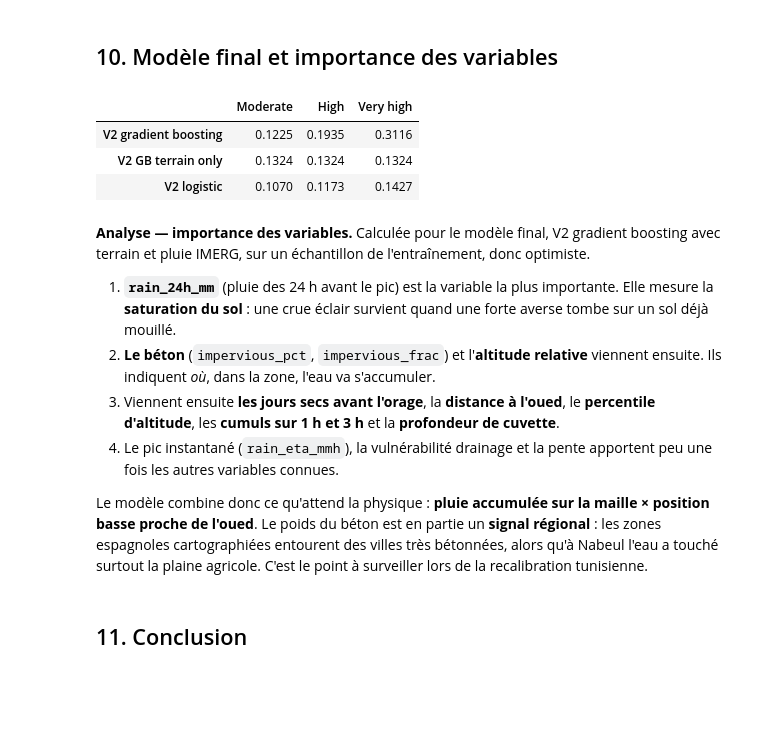
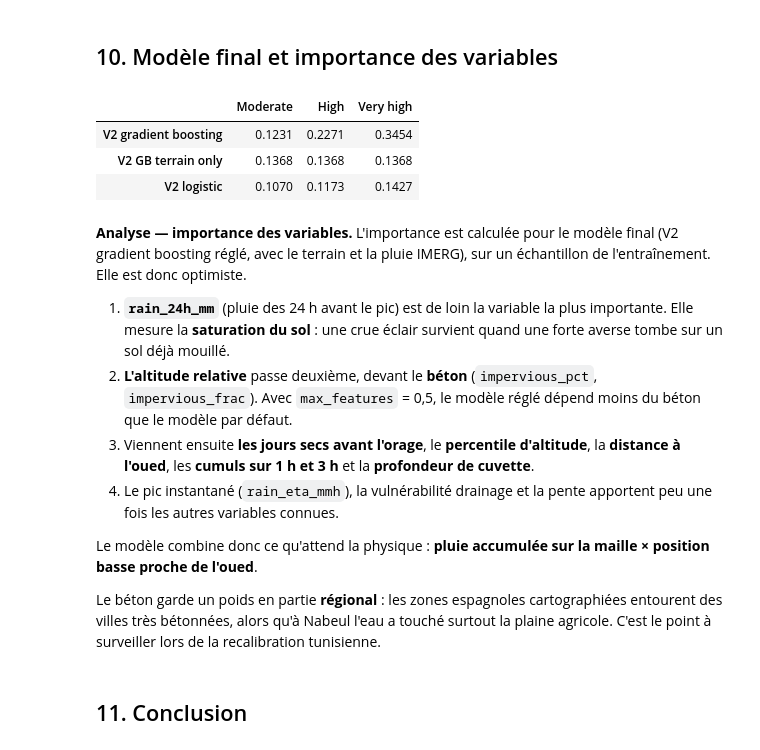
Before and after one commit to RahmaBradai724/competition, a Jupyter notebook: pipeline_v2.ipynb, the cells around one changed output. Saved outputs shown, nothing was run; the diff lists cells and outputs as text; code cells hidden in the pictures; blank space fills up the shorter version.

```diff
--- a/pipeline_v2.ipynb
+++ b/pipeline_v2.ipynb
@@ -482,0 +554,19 @@ Spearman taux d'inondés / total IMERG : 0.34
+# %%
+syn_cols = ["roc_auc", "pr_auc", "recall_high", "false_alarm", "brier", "brier_ref", "bss"]
+syn = main.groupby("model")[syn_cols].mean().loc[KINDS]
+syn.index = [NAMES[k] for k in KINDS]
+print("Moyenne des 13 crues (chaque crue jamais vue, délai 20 min, Élevé = 2 % de chaque zone) :")
+display(syn.round(4))
+syn_n = main[main.events == "EMSR319"].set_index("model")[syn_cols].loc[KINDS]
+syn_n.index = [NAMES[k] for k in KINDS]
+print("Nabeul 2018 :")
+display(syn_n.round(4))
+# BSS global sur toutes les lignes : référence = taux d'inondés des autres crues (celles du pli d'entraînement)
+y_all = df[LABEL].to_numpy()
+tot, cnt = df.groupby("event_id")[LABEL].sum(), df.groupby("event_id")[LABEL].size()
+ref = df.event_id.map((tot.sum() - tot) / (cnt.sum() - cnt)).to_numpy()
+pooled = pd.DataFrame({NAMES[k]: {"Brier": np.mean((oof[k] - y_all) ** 2), "Brier constante": np.mean((ref - y_all) ** 2)}
+                       for k in KINDS}).T
+pooled["BSS"] = 1 - pooled["Brier"] / pooled["Brier constante"]
+print("Toutes les lignes ensemble :")
+pooled.round(4)
@@ -537,10 +683,10 @@ et **accuracy** (part des segments bien classés, alerte ou non).
 # %%
 fa = main.pivot_table(index="events", columns="model", values=["recall_high", "precision_high", "alerts_per_1000"]).loc[events]
 fig, axes = plt.subplots(1, 2, figsize=(14, 4))
-w = 0.13
+w = 0.11
 for i, k in enumerate(KINDS):
-    axes[0].bar(np.arange(len(events)) + (i - 2.5) * w, fa[("recall_high", k)], w, color=COLORS[k], label=NAMES[k])
-    axes[1].bar(np.arange(len(events)) + (i - 2.5) * w, fa[("precision_high", k)], w, color=COLORS[k])
+    axes[0].bar(np.arange(len(events)) + (i - 3) * w, fa[("recall_high", k)], w, color=COLORS[k], label=NAMES[k])
+    axes[1].bar(np.arange(len(events)) + (i - 3) * w, fa[("precision_high", k)], w, color=COLORS[k])
 axes[0].set(ylabel="rappel Élevé+", title="Rappel au niveau Élevé+ par crue (2 % du réseau en alerte)")
 axes[1].plot(np.arange(len(events)), base.values, "k_", ms=14, mew=2, label="taux d'inondés (hasard)")
 axes[1].set(ylabel="précision Élevé+", title="Précision des alertes Élevé+ par crue (trait noir = hasard)")
@@ -585,0 +739,17 @@ fa_mean.round(3)
+# %%
+rng_o = np.random.default_rng(0)
+rows = []
+for e in events:
+    m_e = (df.event_id == e).to_numpy()
+    y_e, a_e = y_all[m_e], df["aoi"].to_numpy()[m_e]
+    z = pd.DataFrame({"y": y_e, "aoi": a_e}).groupby("aoi").agg(n=("y", "size"), f=("y", "sum"))
+    formula = np.minimum(z.f, np.floor(0.02 * z.n)).sum() / z.f.sum()
+    oracle_lv = v2.levels_by_share(y_e + 1e-6 * rng_o.random(len(y_e)), a_e)   # vraies étiquettes, égalités au hasard
+    oracle = (np.isin(oracle_lv, ["High", "Very high"]) & (y_e == 1)).sum() / y_e.sum()
+    v2_rec = main[(main.events == e) & (main.model == "hgb")].recall_high.iloc[0]
+    rows.append({"crue": e, "taux d'inondés": y_e.mean(), "plafond (formule)": formula, "plafond (oracle)": oracle,
+                 "rappel V2": v2_rec, "V2 / plafond": v2_rec / formula})
+ceiling = pd.DataFrame(rows).set_index("crue")
+print(f"plafond moyen : formule {ceiling['plafond (formule)'].mean():.3f}, oracle {ceiling['plafond (oracle)'].mean():.3f} | "
+      f"V2 {ceiling['rappel V2'].mean():.3f}, soit {ceiling['V2 / plafond'].mean():.0%} du plafond en moyenne")
+ceiling.round(3)
@@ -841,14 +1059,14 @@ Mann-Whitney : pluie médiane à l'inondation, forte vulnérabilité 15.9 mm/h c
 # %%
 rng = np.random.default_rng(SEED + 1)
 train_all = with_forecast_error(df, rng.uniform(0, 30, len(df)), rng)
-finals = {k: v2.fit(k, train_all, SEED, neg_sample=NEG_SAMPLE, levels=LEVELS_MODE) for k in ["hgb", "hgb_terrain", "logistic"]}
+finals = {k: v2.fit(k, train_all, SEED, neg_sample=NEG_SAMPLE, levels=LEVELS_MODE, params=PARAMS) for k in ["hgb", "hgb_terrain", "logistic"]}
 for k, b in finals.items():
     joblib.dump(b, MODELS / f"v2_{k}.joblib")
 pd.DataFrame({NAMES[k]: b.thresholds for k, b in finals.items()}).T.round(4)
 # %% [output]
 |  | Moderate | High | Very high |
-| V2 gradient boosting | 0.1225 | 0.1935 | 0.3116 |
-| V2 GB terrain only | 0.1324 | 0.1324 | 0.1324 |
+| V2 gradient boosting | 0.1231 | 0.2271 | 0.3454 |
+| V2 GB terrain only | 0.1368 | 0.1368 | 0.1368 |
 | V2 logistic | 0.1070 | 0.1173 | 0.1427 |
 # %%
 BEST = "hgb"   # modèle complet : terrain + pluie IMERG
@@ -862,15 +1080,16 @@ ax.barh(np.array(final.columns)[order], imp.importances_mean[order], xerr=imp.im
 ax.set(xlabel="baisse de PR-AUC quand la variable est mélangée", title=f"Importance des variables — {NAMES[BEST]}")
 plt.tight_layout(); plt.savefig(OUT / "importance.png", dpi=130); plt.show()
 # %% [markdown]
-**Analyse — importance des variables.** Calculée pour le modèle final, V2 gradient boosting avec terrain et pluie IMERG, sur un échantillon de l'entraînement, donc optimiste.
+**Analyse — importance des variables.** L'importance est calculée pour le modèle final (V2 gradient boosting réglé, avec le terrain et la pluie IMERG), sur un échantillon de l'entraînement. Elle est donc optimiste.
 
-1. **`rain_24h_mm`** (pluie des 24 h avant le pic) est la variable la plus importante. Elle mesure la **saturation du sol** : une crue éclair survient quand une forte averse tombe sur un sol déjà mouillé.
-2. **Le béton** (`impervious_pct`, `impervious_frac`) et l'**altitude relative** viennent ensuite. Ils indiquent *où*, dans la zone, l'eau va s'accumuler.
-3. Viennent ensuite **les jours secs avant l'orage**, la **distance à l'oued**, le **percentile d'altitude**, les **cumuls sur 1 h et 3 h** et la **profondeur de cuvette**.
+1. **`rain_24h_mm`** (pluie des 24 h avant le pic) est de loin la variable la plus importante. Elle mesure la **saturation du sol** : une crue éclair survient quand une forte averse tombe sur un sol déjà mouillé.
+2. **L'altitude relative** passe deuxième, devant le **béton** (`impervious_pct`, `impervious_frac`). Avec `max_features` = 0,5, le modèle réglé dépend moins du béton que le modèle par défaut.
+3. Viennent ensuite **les jours secs avant l'orage**, le **percentile d'altitude**, la **distance à l'oued**, les **cumuls sur 1 h et 3 h** et la **profondeur de cuvette**.
 4. Le pic instantané (`rain_eta_mmh`), la vulnérabilité drainage et la pente apportent peu une fois les autres variables connues.
 
 Le modèle combine donc ce qu'attend la physique : **pluie accumulée sur la maille × position basse proche de l'oued**.
-Le poids du béton est en partie un **signal régional** : les zones espagnoles cartographiées entourent des villes très bétonnées, alors qu'à Nabeul l'eau a touché surtout la plaine agricole. C'est le point à surveiller lors de la recalibration tunisienne.
+
+Le béton garde un poids en partie **régional** : les zones espagnoles cartographiées entourent des villes très bétonnées, alors qu'à Nabeul l'eau a touché surtout la plaine agricole. C'est le point à surveiller lors de la recalibration tunisienne.
 # %% [markdown]
 ## 11. Conclusion
 # %% [markdown]
```
Also changed, not shown: parts of 33 cells of this notebook, 13 other files.
